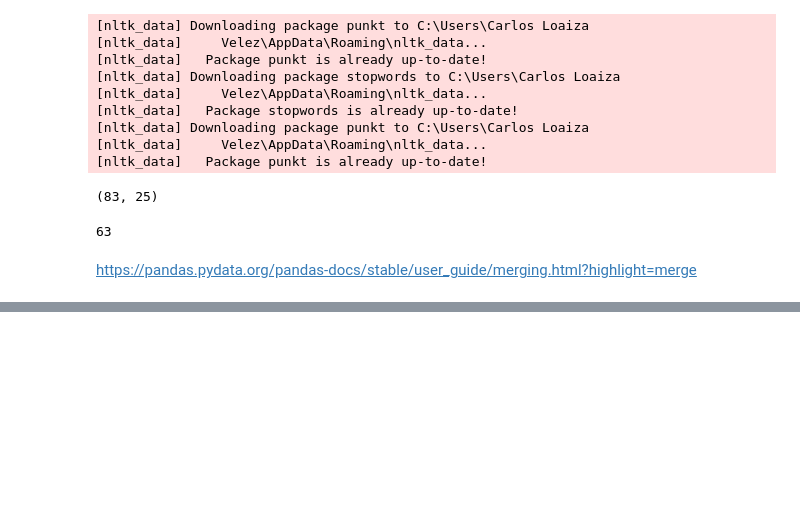
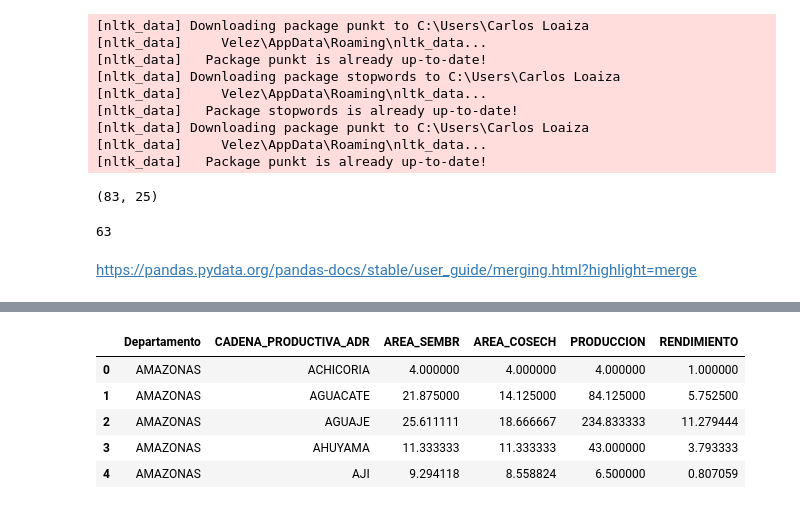
Before and after one commit to ds4a-team-envigado/project, a Jupyter notebook: Dashboard/VERSION 2/Data Match.ipynb, the cells around one changed output, grey strips where cells are left out. Drawn from its saved outputs; the diff is of its cells as text; code cells hidden in the pictures; blank space fills up the shorter version.

```diff
--- a/Dashboard/VERSION 2/Data Match.ipynb
+++ b/Dashboard/VERSION 2/Data Match.ipynb
@@ -162,0 +184,11 @@ https://pandas.pydata.org/pandas-docs/stable/user_guide/merging.html?highlight=m
+# %%
+EVA2 = EVA.groupby(['DEPARTAMENTO','CADENA_PRODUCTIVA_ADR'])[['AREA_SEMBR','AREA_COSECH','PRODUCCION','RENDIMIENTO']].mean().reset_index()
+EVA2.columns = ['Departamento','CADENA_PRODUCTIVA_ADR','AREA_SEMBR','AREA_COSECH','PRODUCCION','RENDIMIENTO']
+EVA2.head()
+# %% [output]
+|  | Departamento | CADENA_PRODUCTIVA_ADR | AREA_SEMBR | AREA_COSECH | PRODUCCION | RENDIMIENTO |
+| 0 | AMAZONAS | ACHICORIA | 4.000000 | 4.000000 | 4.000000 | 1.000000 |
+| 1 | AMAZONAS | AGUACATE | 21.875000 | 14.125000 | 84.125000 | 5.752500 |
+| 2 | AMAZONAS | AGUAJE | 25.611111 | 18.666667 | 234.833333 | 11.279444 |
+| 3 | AMAZONAS | AHUYAMA | 11.333333 | 11.333333 | 43.000000 | 3.793333 |
+| 4 | AMAZONAS | AJI | 9.294118 | 8.558824 | 6.500000 | 0.807059 |
```
Also changed, not shown: parts of 12 cells of this notebook.
